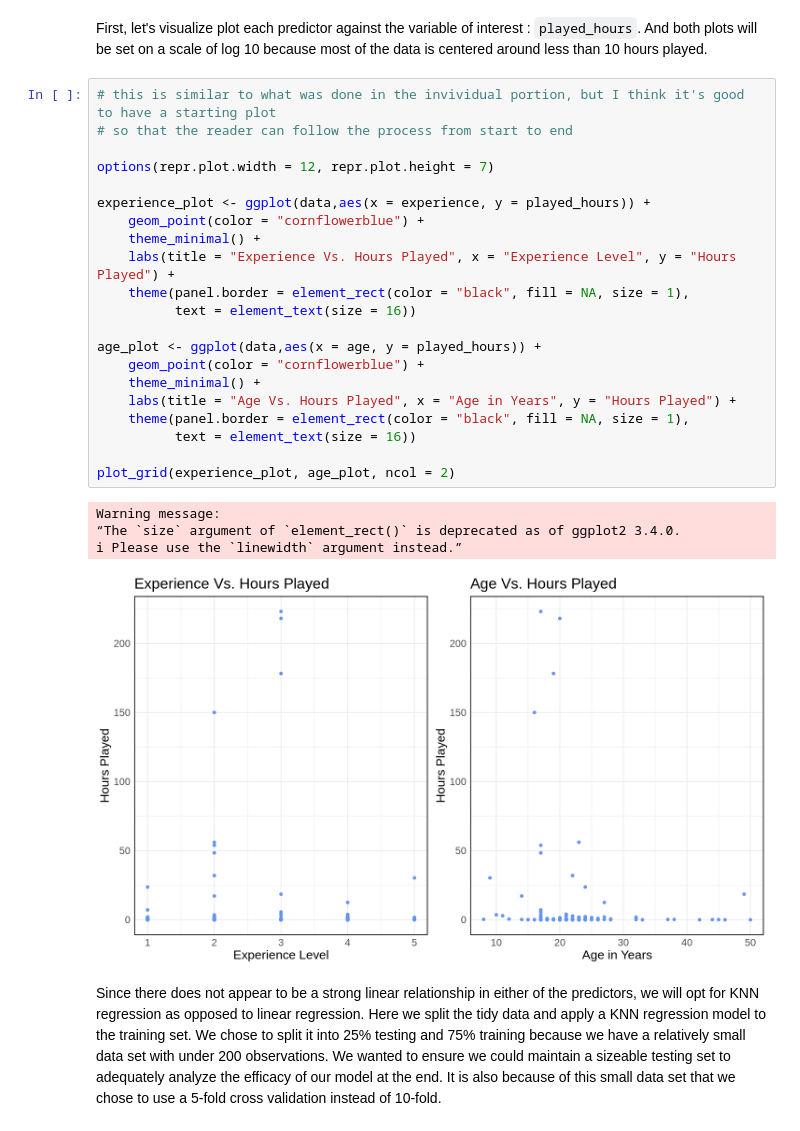
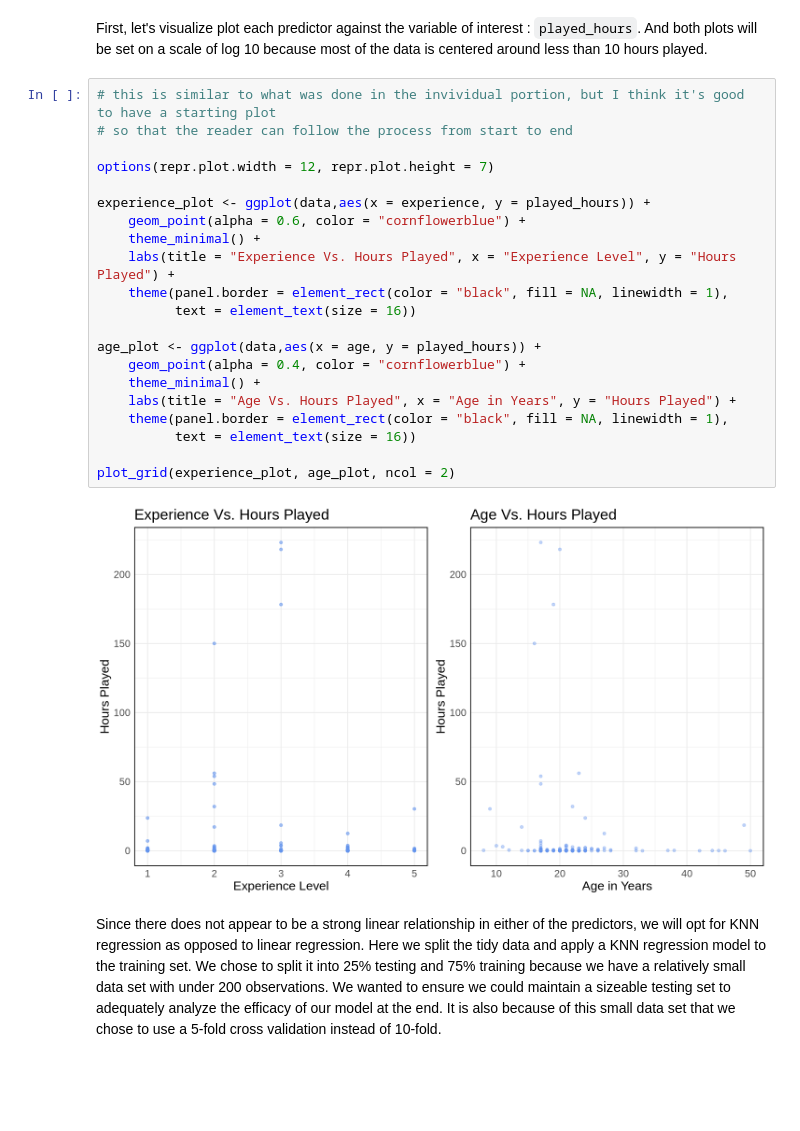
Before and after one commit to lucydehaan/Group-Project, a Jupyter notebook: Project.ipynb, the cells around one changed output. Drawn from its saved outputs; the diff is of its cells as text; blank space fills up the shorter version.

```diff
--- a/Project.ipynb
+++ b/Project.ipynb
@@ -153,29 +153,26 @@ First, let's visualize plot each predictor against the variable of interest : `p
 # %%
 # this is similar to what was done in the invividual portion, but I think it's good to have a starting plot
 # so that the reader can follow the process from start to end
 
 options(repr.plot.width = 12, repr.plot.height = 7)
 
 experience_plot <- ggplot(data,aes(x = experience, y = played_hours)) +
-    geom_point(color = "cornflowerblue") +
+    geom_point(alpha = 0.6, color = "cornflowerblue") +
     theme_minimal() +
     labs(title = "Experience Vs. Hours Played", x = "Experience Level", y = "Hours Played") +
-    theme(panel.border = element_rect(color = "black", fill = NA, size = 1),
+    theme(panel.border = element_rect(color = "black", fill = NA, linewidth = 1),
           text = element_text(size = 16))
 
 age_plot <- ggplot(data,aes(x = age, y = played_hours)) +
-    geom_point(color = "cornflowerblue") +
+    geom_point(alpha = 0.4, color = "cornflowerblue") +
     theme_minimal() +
     labs(title = "Age Vs. Hours Played", x = "Age in Years", y = "Hours Played") +
-    theme(panel.border = element_rect(color = "black", fill = NA, size = 1),
+    theme(panel.border = element_rect(color = "black", fill = NA, linewidth = 1),
           text = element_text(size = 16))
 
 plot_grid(experience_plot, age_plot, ncol = 2)
 # %% [output]
-Warning message:
-“The `size` argument of `element_rect()` is deprecated as of ggplot2 3.4.0.
-ℹ Please use the `linewidth` argument instead.”
-[figure, old version]
+[figure, new version]
 # %% [markdown]
 Since there does not appear to be a strong linear relationship in either of the predictors, we will opt for KNN regression as opposed to linear regression. Here we split the tidy data and apply a KNN regression model to the training set. We chose to split it into 25% testing and 75% training because we have a relatively small data set with under 200 observations. We wanted to ensure we could maintain a sizeable testing set to adequately analyze the efficacy of our model at the end. It is also because of this small data set that we chose to use a 5-fold cross validation instead of 10-fold.
 # %%
```
